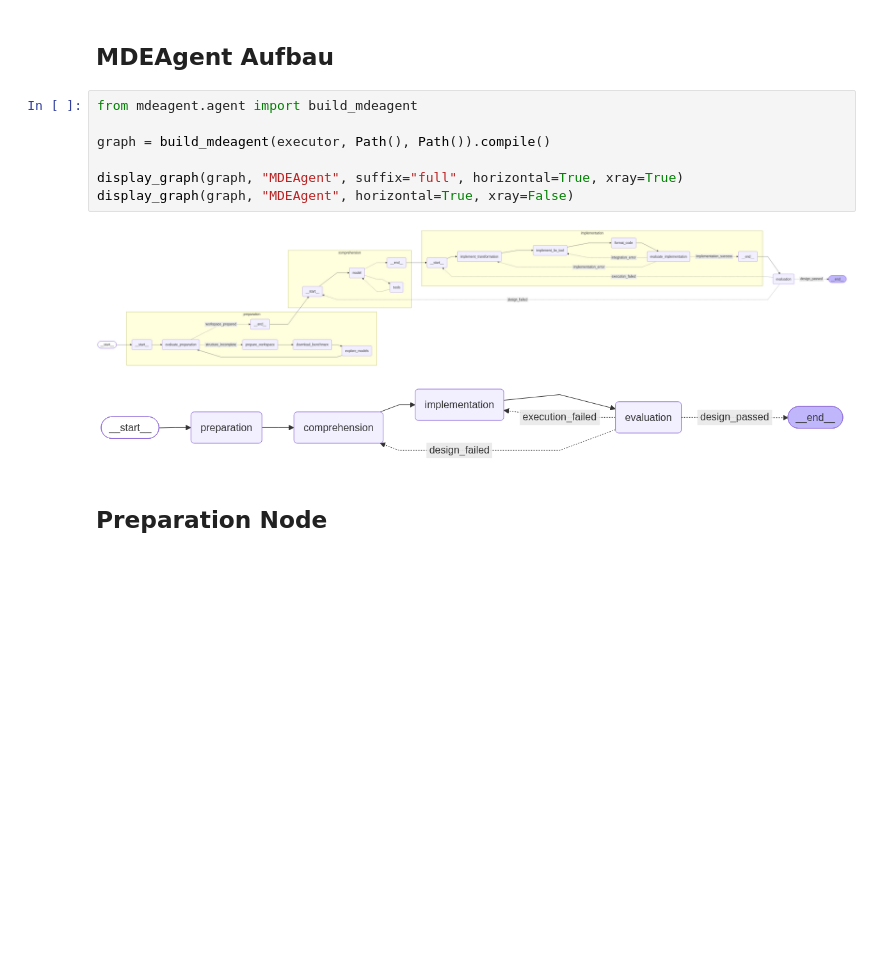
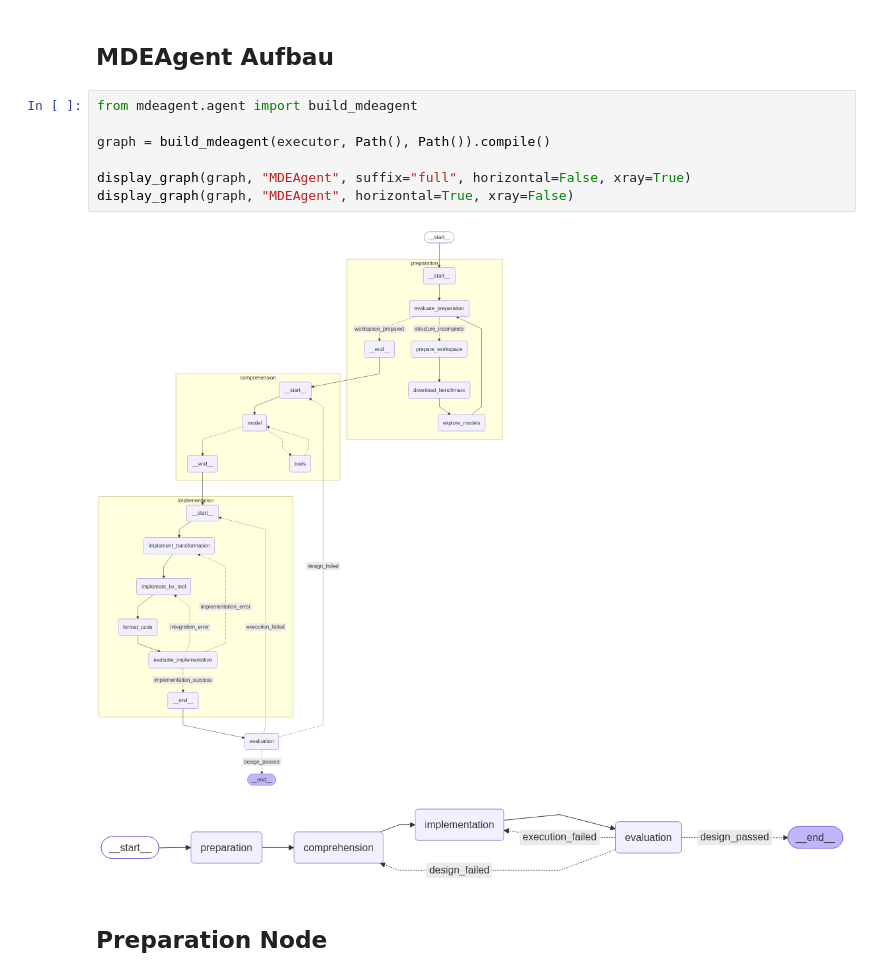
Before and after one commit to BequemeDecke/bxAgent, a Jupyter notebook: notebooks/node_graph_prints.ipynb, the cells around one changed output. Saved outputs shown, nothing was run; the diff lists cells and outputs as text; blank space fills up the shorter version.

```diff
--- a/notebooks/node_graph_prints.ipynb
+++ b/notebooks/node_graph_prints.ipynb
@@ -84,12 +84,12 @@ executor = EvaluationExecutor(
 # %%
 from mdeagent.agent import build_mdeagent
 
 graph = build_mdeagent(executor, Path(), Path()).compile()
 
-display_graph(graph, "MDEAgent", suffix="full", horizontal=True, xray=True)
+display_graph(graph, "MDEAgent", suffix="full", horizontal=False, xray=True)
 display_graph(graph, "MDEAgent", horizontal=True, xray=False)
 # %% [output]
-[figure, old version]
+[figure, new version]
 [figure]
 # %% [markdown]
 ## Preparation Node
```
Also changed, not shown: parts of 1 cell of this notebook.
